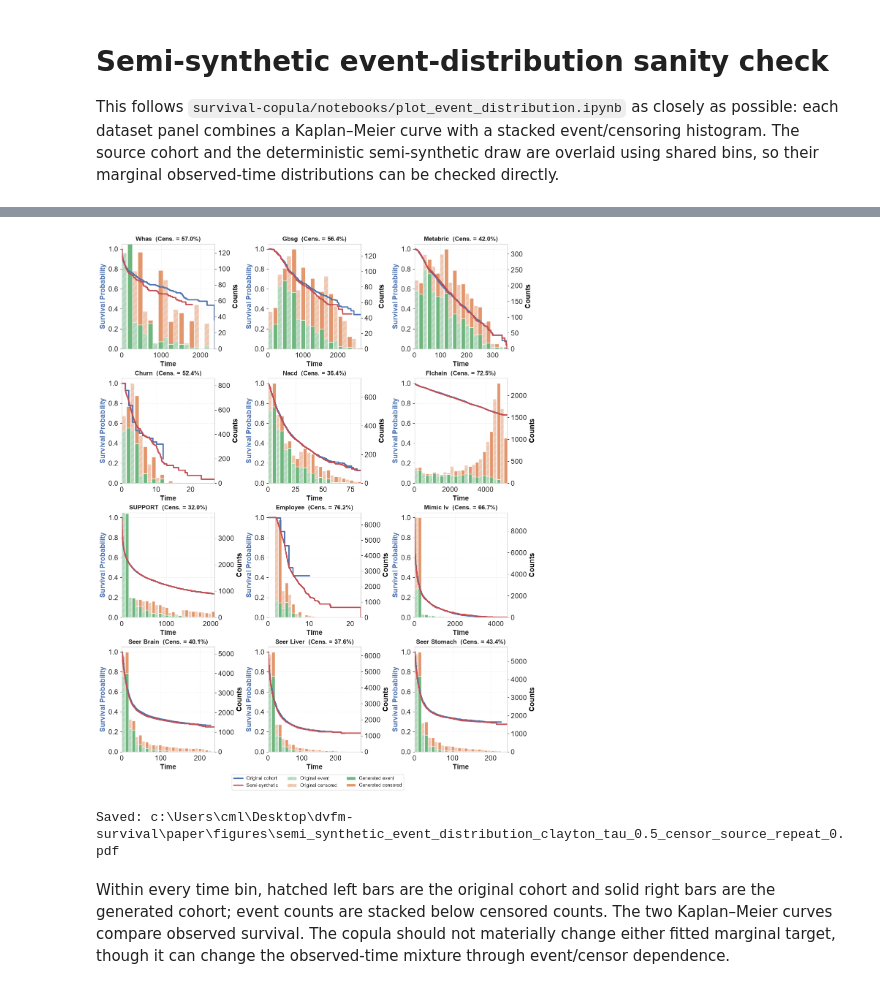
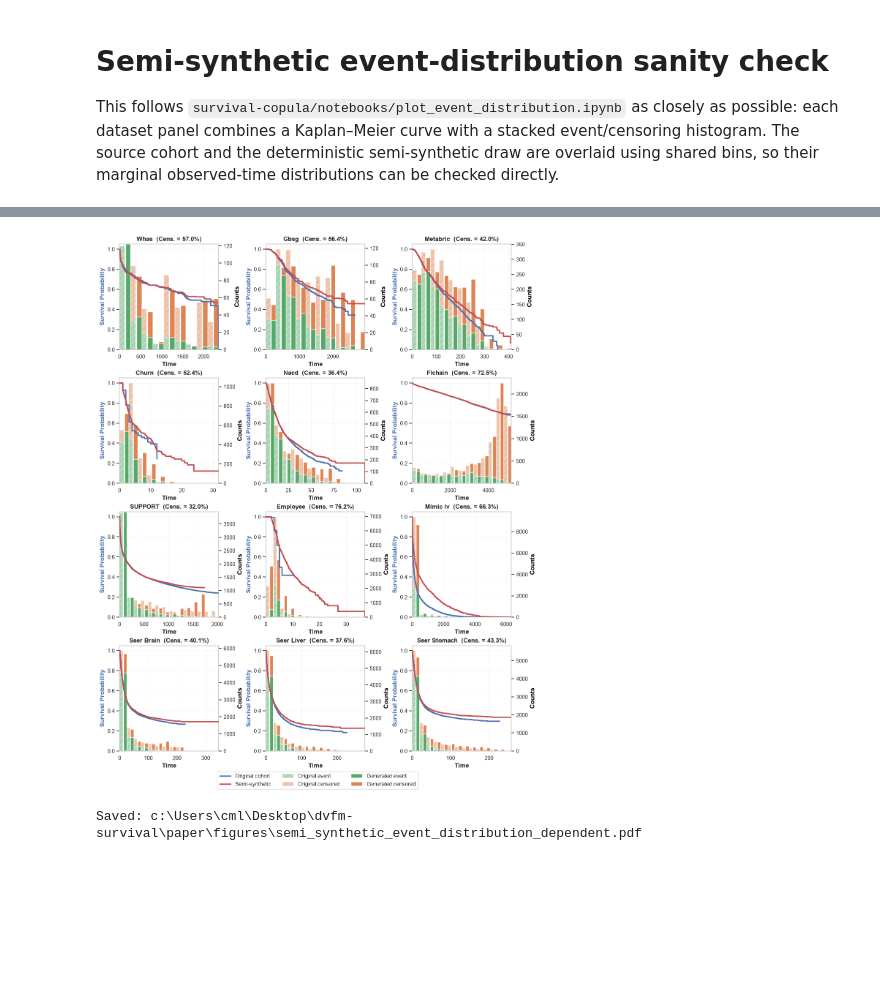
Before and after one commit to kalantari66/dvfm-survival, a Jupyter notebook: notebooks/semi_synthetic_event_distribution.ipynb, the cells around one changed output, grey strips where cells are left out. Saved outputs shown, nothing was run; the diff lists cells and outputs as text; code cells hidden in the pictures; blank space fills up the shorter version.

Commit message:
Update semi-synthetic plot

```diff
--- a/notebooks/semi_synthetic_event_distribution.ipynb
+++ b/notebooks/semi_synthetic_event_distribution.ipynb
@@ -16,8 +16,11 @@ from experiments.config import expand_seed_streams, semisynthetic_datasets
 from utility.semisynthetic import fit_semisynthetic_dgp, generate_semisynthetic
 
 plt.style.use("default")
-plt.rcParams.update({"axes.labelsize": "medium", "axes.titlesize": "medium", "font.size": 14.0})
-sns.set_style("whitegrid")
+plt.rcParams.update({'axes.labelsize': 'medium',
+                     'axes.titlesize': 'medium',
+                     "legend.fontsize": "large",
+                     'font.size': 14.0})
+sns.set(style="whitegrid")
 colors = sns.color_palette("deep")
 
 ROOT = Path.cwd()
@@ -63,7 +173,7 @@ for index, dataset in enumerate(datasets):
         1.0 - float(dgp.source_event_rate) if TARGET_CENSORING == "original" else float(TARGET_CENSORING)
     )
     generated = generate_semisynthetic(
-        dgp, kendall_tau=0, censoring_rate=target_censoring,
+        dgp, kendall_tau=TARGET_TAU, censoring_rate=target_censoring,
         sampling_seed=int(seed_stream["sampling"]), copula=COPULA,
     )
     source_time, source_event = dgp.source_time, dgp.source_event
@@ -95,44 +205,42 @@ for index, dataset in enumerate(datasets):
     bin_width = np.diff(bins)
     ax1 = ax0.twinx()
     ax1.bar(bins[:-1], source_event_counts, width=0.46 * bin_width, align="edge",
-            color=colors[2], alpha=0.45, hatch="//", label="Original event", zorder=2)
+            color=colors[2], alpha=0.5, hatch="//", label="Original event", zorder=2)
     ax1.bar(bins[:-1], source_censor_counts, bottom=source_event_counts, width=0.46 * bin_width, align="edge",
-            color=colors[1], alpha=0.45, hatch="//", label="Original censored", zorder=2)
+            color=colors[1], alpha=0.5, hatch="//", label="Original censored", zorder=2)
     ax1.bar(bins[:-1] + 0.54 * bin_width, generated_event_counts, width=0.46 * bin_width, align="edge",
-            color=colors[2], alpha=0.85, label="Generated event", zorder=2)
+            color=colors[2], alpha=1, label="Generated event", zorder=2)
     ax1.bar(bins[:-1] + 0.54 * bin_width, generated_censor_counts, bottom=generated_event_counts, width=0.46 * bin_width, align="edge",
-            color=colors[1], alpha=0.85, label="Generated censored", zorder=2)
+            color=colors[1], alpha=1, label="Generated censored", zorder=2)
     ax1.set_ylabel("Counts", color="black", weight="bold")
     ax1.yaxis.grid(False)
     ax0.set_zorder(ax1.get_zorder() + 1)
     ax0.patch.set_visible(False)
     if index == 0:
         km_handles, km_labels = ax0.get_legend_handles_labels()
         hist_handles, hist_labels = ax1.get_legend_handles_labels()
         legend_handles = km_handles + hist_handles
         legend_labels = km_labels + hist_labels
     # Add title to each subplot
     dataset_name_display = map_dataset_name(dataset['name'])
     cens_pct = 100 * (1.0 - generated_event.mean())
     ax0.set_title(
         f"{dataset_name_display}  (Cens. = {cens_pct:.1f}%)",
         fontsize=12,
         weight="bold",
     )
 
 for index in range(len(datasets), len(axes)):
     fig.delaxes(axes[index])
 
-fig.legend(legend_handles, legend_labels, loc="outside lower center", ncol=3, frameon=True, fontsize=9)
+fig.legend(legend_handles, legend_labels, loc="outside lower center", ncol=3, frameon=True)
 
 censor_label = "source" if TARGET_CENSORING == "original" else f"{float(TARGET_CENSORING):g}"
-output = ROOT / "paper" / "figures" / f"semi_synthetic_event_distribution_{COPULA}_tau_{TARGET_TAU:g}_censor_{censor_label}_repeat_{REPEAT}.pdf"
+output = ROOT / "paper" / "figures" / f"semi_synthetic_event_distribution_dependent.pdf"
 output.parent.mkdir(parents=True, exist_ok=True)
 fig.savefig(output, format="pdf", bbox_inches="tight")
 plt.show()
 print(f"Saved: {output}")
 # %% [output]
-[figure, old version]
+[figure, new version]
-Saved: c:\Users\cml\Desktop\dvfm-survival\paper\figures\semi_synthetic_event_distribution_clayton_tau_0.5_censor_source_repeat_0.pdf
+Saved: c:\Users\cml\Desktop\dvfm-survival\paper\figures\semi_synthetic_event_distribution_dependent.pdf
-# %% [markdown]
-Within every time bin, hatched left bars are the original cohort and solid right bars are the generated cohort; event counts are stacked below censored counts. The two Kaplan–Meier curves compare observed survival. The copula should not materially change either fitted marginal target, though it can change the observed-time mixture through event/censor dependence.
```
Also changed, not shown: parts of 1 cell of this notebook, 2 other files.
